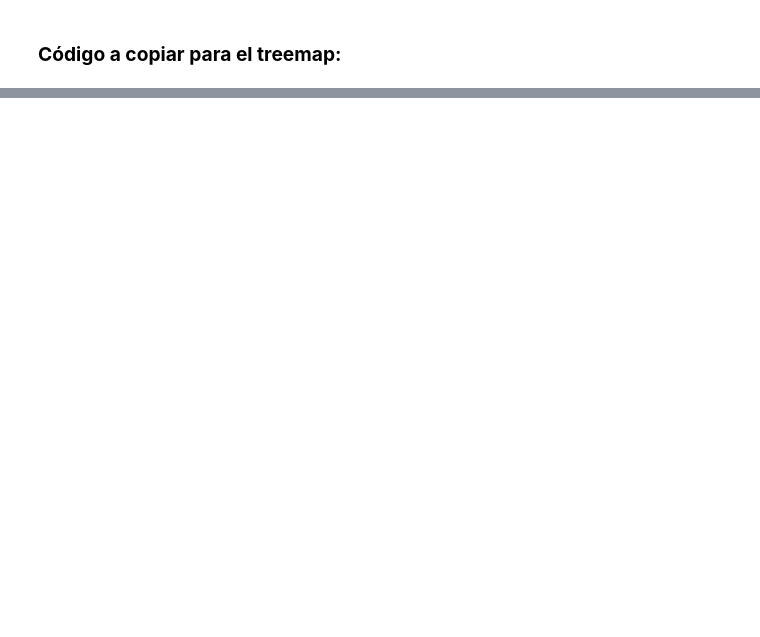
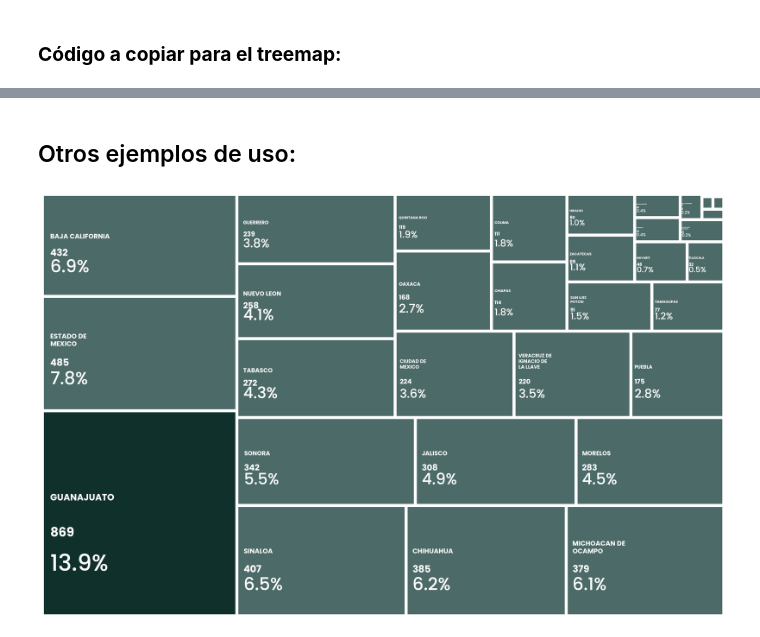
Before and after one commit to tabonitaa/graficas_gob, a Jupyter notebook: Python/treemap/treemap.ipynb, the cells around one changed output, grey strips where cells are left out. Drawn from its saved outputs; the diff is of its cells as text; code cells hidden in the pictures; blank space fills up the shorter version.

Commit message:
se terminó de modificar el código de treemap

```diff
--- a/Python/treemap/treemap.ipynb
+++ b/Python/treemap/treemap.ipynb
@@ -16,6 +16,11 @@ df.columns = df.iloc[0]
 df = df[1:]
 
 df['NUMERO DE VICTIMAS'] = pd.to_numeric(df['NUMERO DE VICTIMAS'], errors='coerce')
+
 victimas_por_entidad = df.groupby('ENTIDAD FEDERATIVA')['NUMERO DE VICTIMAS'].sum().sort_values(ascending=False)
+
+# Convertir a DataFrame
+victimas_por_entidad = victimas_por_entidad.reset_index()
+victimas_por_entidad.columns = ['ENTIDAD FEDERATIVA', 'NUMERO DE VICTIMAS']
 victimas_por_entidad
 # %% [output]
@@ -165,0 +208,6 @@ treemap(dataframe_a_graficar)
+# %% [markdown]
+## Otros ejemplos de uso:
+# %%
+treemap(victimas_por_entidad, nombre="treemap_victimas_por_entidad", font="Poppins", fontsize_etiqueta=15, fontsize_valor=21, fontsize_porcentaje=38)
+# %% [output]
+[figure, added]
```
Also changed, not shown: parts of 2 cells of this notebook, 6 other files.
